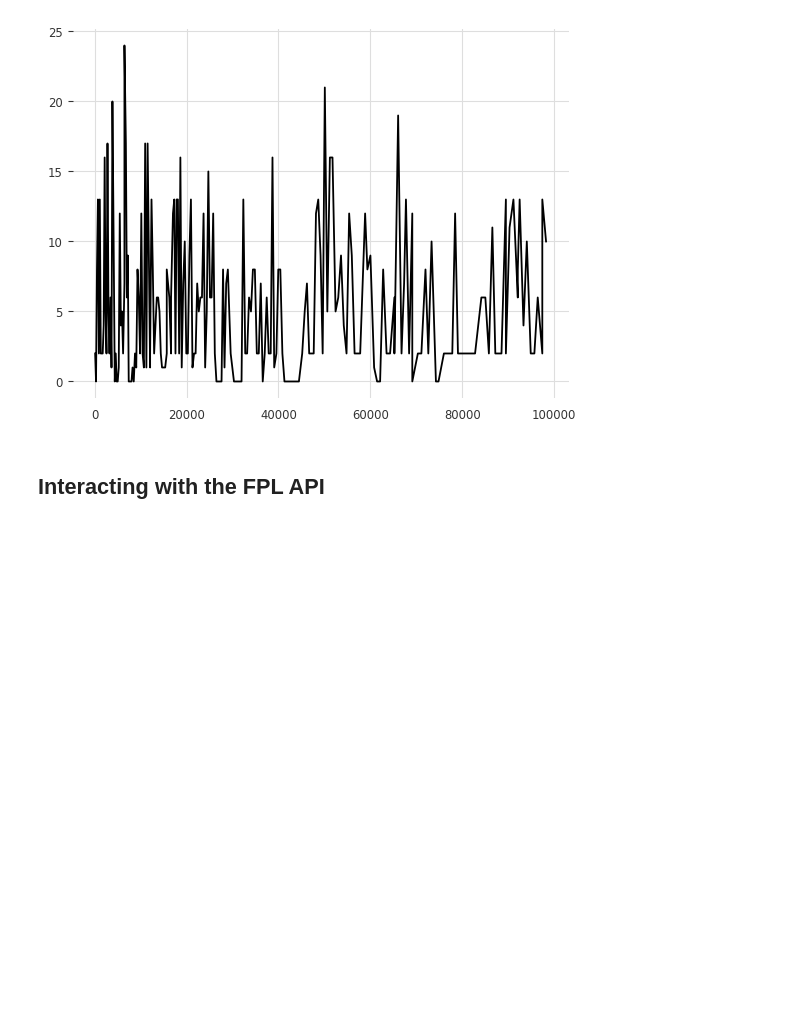
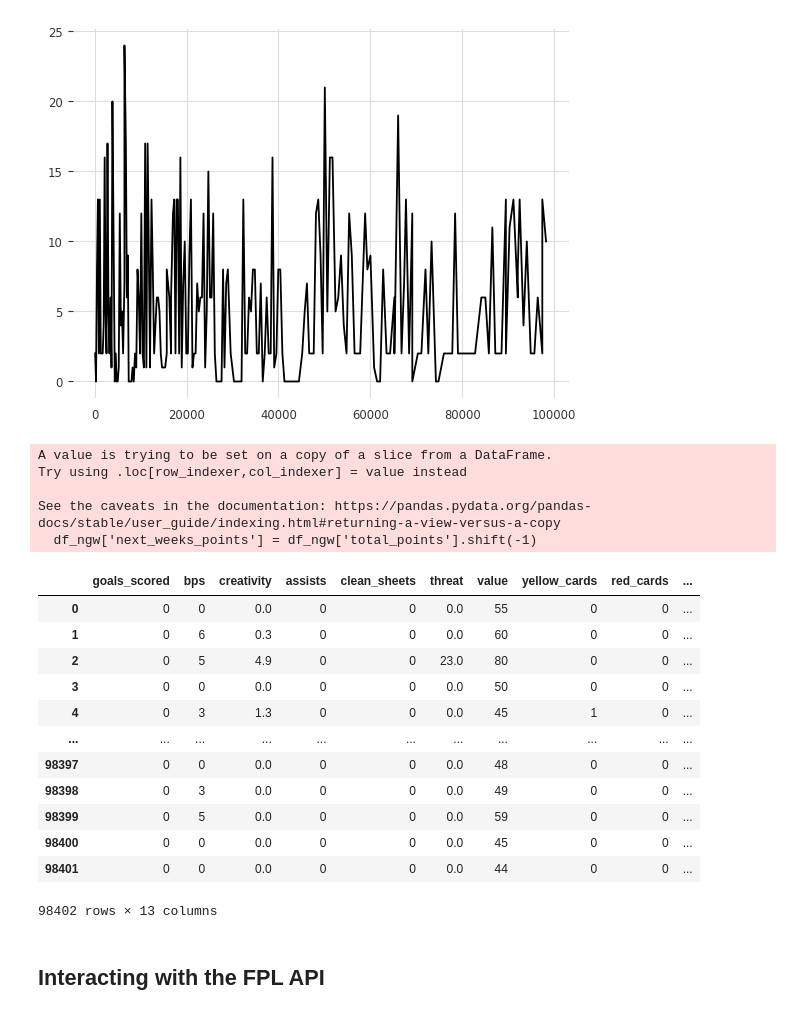
Before and after one commit to LonerRonin/fpl_project, a Jupyter notebook: data-sourcing.ipynb, the cells around one changed output. Drawn from its saved outputs; the diff is of its cells as text; code cells hidden in the pictures; blank space fills up the shorter version.

```diff
--- a/data-sourcing.ipynb
+++ b/data-sourcing.ipynb
@@ -92,3 +92,32 @@ kane['total_points'].plot()
 # %% [output]
 <AxesSubplot: >
 [figure]
+# %%
+'''filtering for only data we want'''
+
+df_ngw = data[['goals_scored', 'bps', 'creativity', 'assists', 'clean_sheets', 'threat',
+      'value', 'yellow_cards', 'red_cards', 'penalties_missed', 'penalties_saved', 'total_points']]
+# %%
+df_ngw['next_weeks_points'] = df_ngw['total_points'].shift(-1)
+# %% [output]
+A value is trying to be set on a copy of a slice from a DataFrame.
+Try using .loc[row_indexer,col_indexer] = value instead
+
+See the caveats in the documentation: https://pandas.pydata.org/pandas-docs/stable/user_guide/indexing.html#returning-a-view-versus-a-copy
+  df_ngw['next_weeks_points'] = df_ngw['total_points'].shift(-1)
+# %%
+df_ngw
+# %% [output]
+|  | goals_scored | bps | creativity | assists | clean_sheets | threat | value | yellow_cards | red_cards | ... |
+| 0 | 0 | 0 | 0.0 | 0 | 0 | 0.0 | 55 | 0 | 0 | ... |
+| 1 | 0 | 6 | 0.3 | 0 | 0 | 0.0 | 60 | 0 | 0 | ... |
+| 2 | 0 | 5 | 4.9 | 0 | 0 | 23.0 | 80 | 0 | 0 | ... |
+| 3 | 0 | 0 | 0.0 | 0 | 0 | 0.0 | 50 | 0 | 0 | ... |
+| 4 | 0 | 3 | 1.3 | 0 | 0 | 0.0 | 45 | 1 | 0 | ... |
+| ... | ... | ... | ... | ... | ... | ... | ... | ... | ... | ... |
+| 98397 | 0 | 0 | 0.0 | 0 | 0 | 0.0 | 48 | 0 | 0 | ... |
+| 98398 | 0 | 3 | 0.0 | 0 | 0 | 0.0 | 49 | 0 | 0 | ... |
+| 98399 | 0 | 5 | 0.0 | 0 | 0 | 0.0 | 59 | 0 | 0 | ... |
+| 98400 | 0 | 0 | 0.0 | 0 | 0 | 0.0 | 45 | 0 | 0 | ... |
+| 98401 | 0 | 0 | 0.0 | 0 | 0 | 0.0 | 44 | 0 | 0 | ... |
+98402 rows × 13 columns
```
Also changed, not shown: parts of 5 cells of this notebook.
